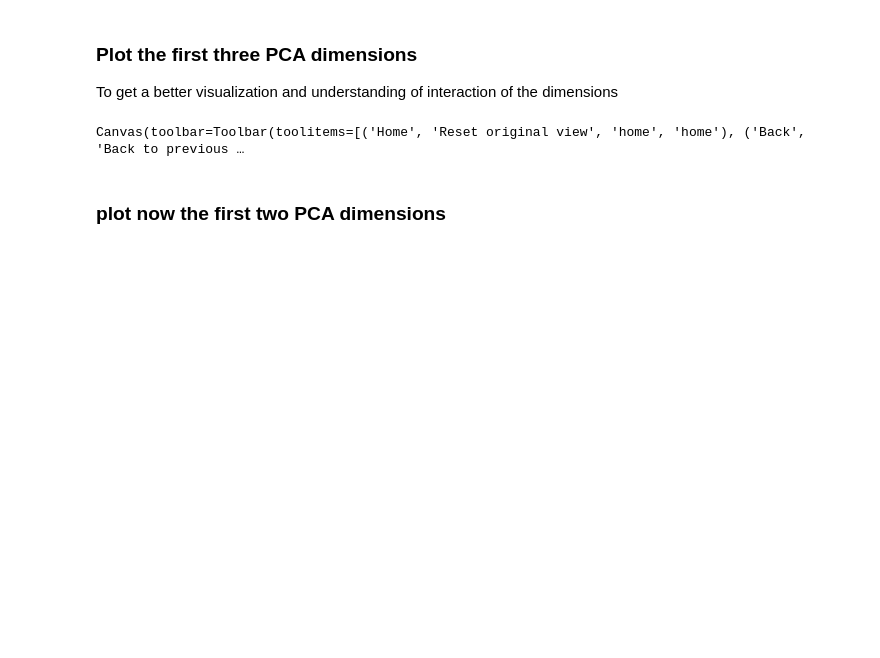
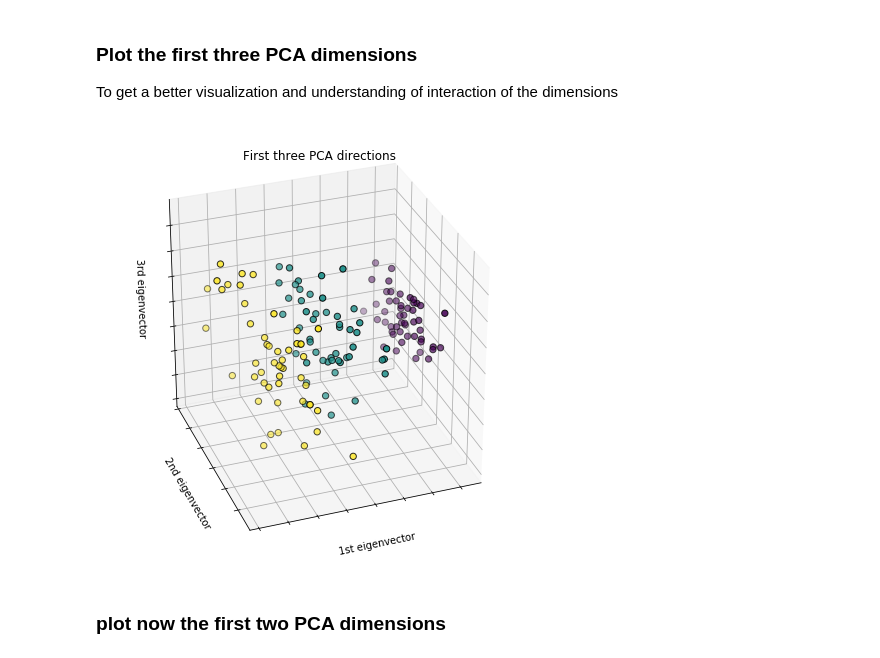
Before and after one commit to wtseve/conference_ia-chatelaf, a Jupyter notebook: notebooks/7_pca/N2_plot_iris_dataset.ipynb, the cells around one changed output. Cells and saved outputs as stored; diff of their text form; code cells hidden in the pictures; blank space fills up the shorter version.

```diff
--- a/notebooks/7_pca/N2_plot_iris_dataset.ipynb
+++ b/notebooks/7_pca/N2_plot_iris_dataset.ipynb
@@ -53,21 +53,21 @@ Canvas(toolbar=Toolbar(toolitems=[('Home', 'Reset original view', 'home', 'home'
 ### Plot the first three PCA dimensions
 To get a better visualization and understanding of interaction of the dimensions
 # %%
-fig = plt.figure(2, figsize=(10, 8))
+fig = plt.figure(2, figsize=(6, 6))
 plt.clf()
 ax = Axes3D(fig, elev=-150, azim=110)
 X_reduced = PCA(n_components=3).fit_transform(iris.data)
 ax.scatter(X_reduced[:, 0], X_reduced[:, 1], X_reduced[:, 2], c=y, edgecolor='k', s=40)
 ax.set_title("First three PCA directions")
 ax.set_xlabel("1st eigenvector")
 ax.w_xaxis.set_ticklabels([])
 ax.set_ylabel("2nd eigenvector")
 ax.w_yaxis.set_ticklabels([])
 ax.set_zlabel("3rd eigenvector")
 ax.w_zaxis.set_ticklabels([])
 plt.show()
 # %% [output]
-Canvas(toolbar=Toolbar(toolitems=[('Home', 'Reset original view', 'home', 'home'), ('Back', 'Back to previous …
+[figure, added]
 # %% [markdown]
 ### plot now the first two PCA dimensions
 # %%
```
Also changed, not shown: parts of 5 cells of this notebook, 2 other files.
